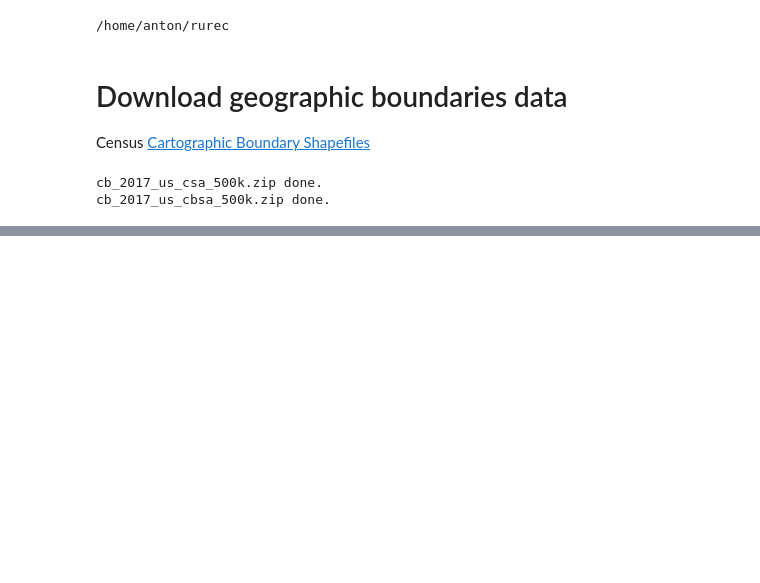
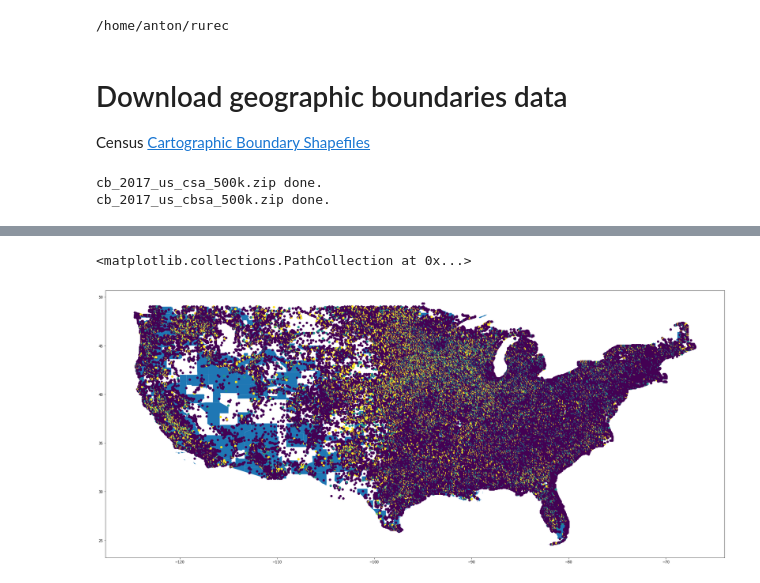
Before and after one commit to antonbabkin/rurec, a Jupyter notebook: main/maps.ipynb, the cells around one changed output, grey strips where cells are left out. Saved outputs shown, nothing was run; the diff lists cells and outputs as text; code cells hidden in the pictures; blank space fills up the shorter version.

```diff
--- a/main/maps.ipynb
+++ b/main/maps.ipynb
@@ -31,0 +173,11 @@ cb_2017_us_cbsa_500k.zip done.
+# %%
+path_shp = './data/cbsa/cb_2017_us_cbsa_500k.shp'
+gdf = gpd.read_file(path_shp)
+gdf['state'] = gdf.NAME.str.extract(', (.+)$')[0]
+gdf = gdf[~gdf.state.isin(excluded_states)]
+
+ax = gdf.plot(figsize=(32, 16))
+ax.scatter(dfb.blon_mid, dfb.blat_mid, c=dfb.frac_fai_cat.cat.codes)
+# %% [output]
+<matplotlib.collections.PathCollection at 0x...>
+[figure, added]
```
Also changed, not shown: parts of 29 cells of this notebook, 2 other files.
